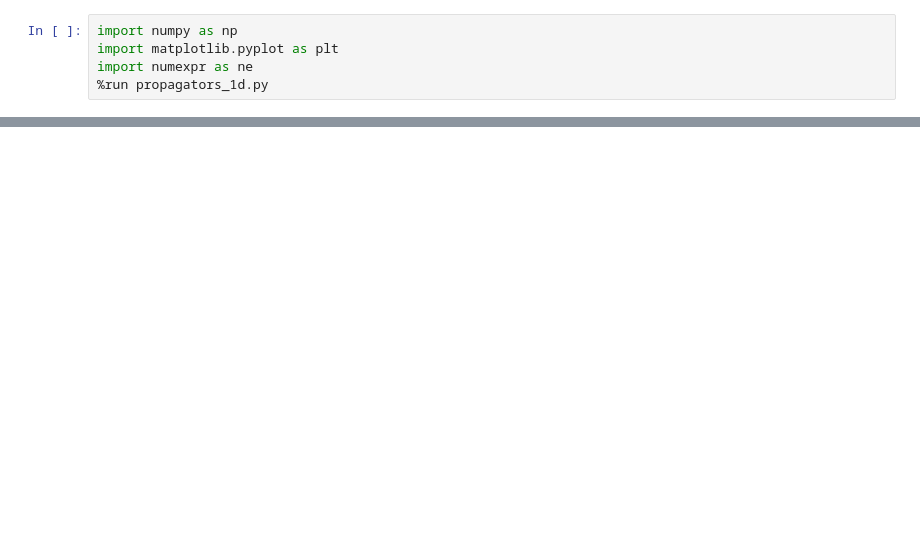
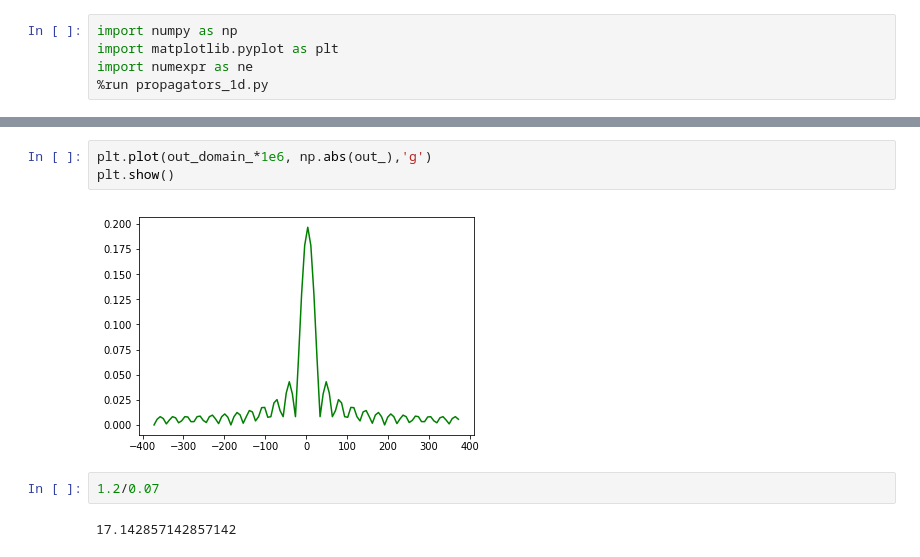
Before and after one commit to s-sajid-ali/xwp, a Jupyter notebook: compare_1d_temp.ipynb, the cells around one changed output, grey strips where cells are left out. Drawn from its saved outputs; the diff is of its cells as text; blank space fills up the shorter version.

```diff
--- a/compare_1d_temp.ipynb
+++ b/compare_1d_temp.ipynb
@@ -36,0 +46,9 @@ plt.show()
+# %%
+plt.plot(out_domain_*1e6, np.abs(out_),'g')
+plt.show()
+# %% [output]
+[figure, added]
+# %%
+1.2/0.07
+# %% [output]
+17.142857142857142
```
Also changed, not shown: parts of 5 cells of this notebook, 4 other files.
